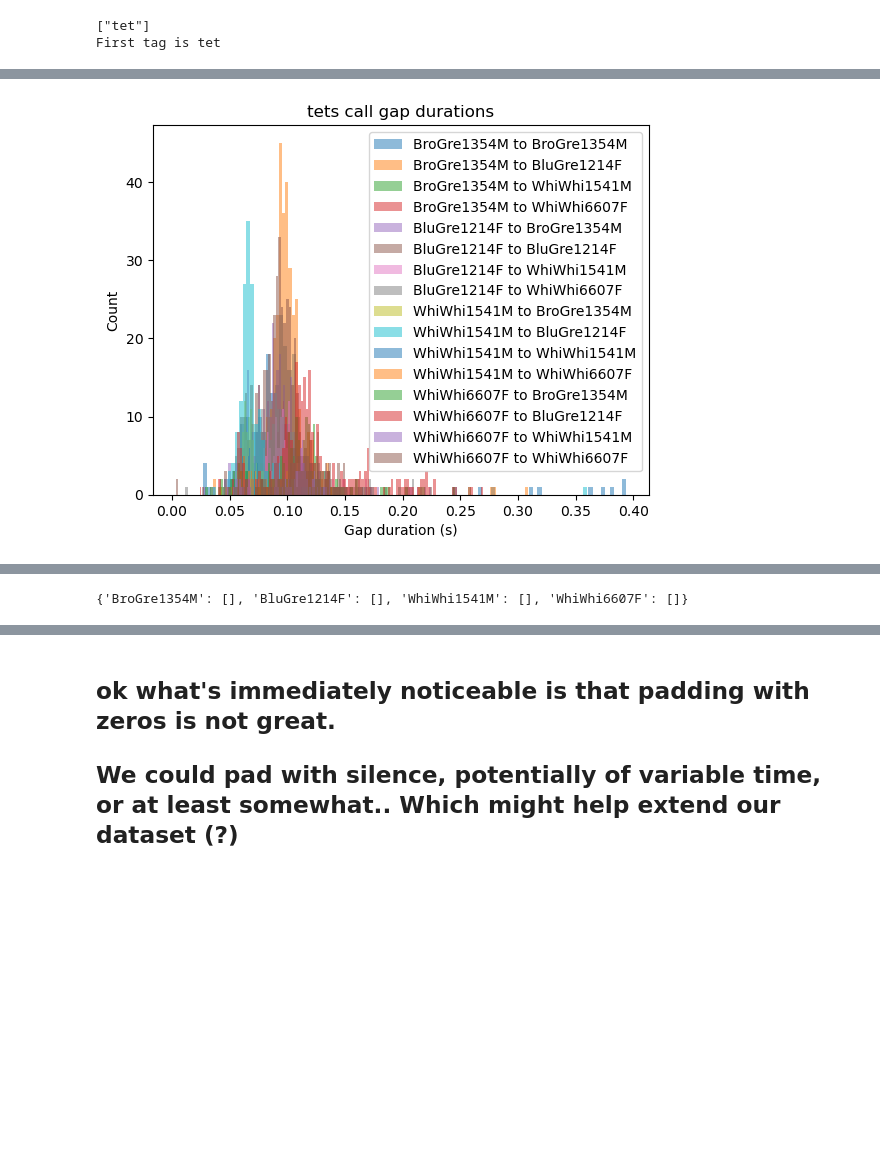
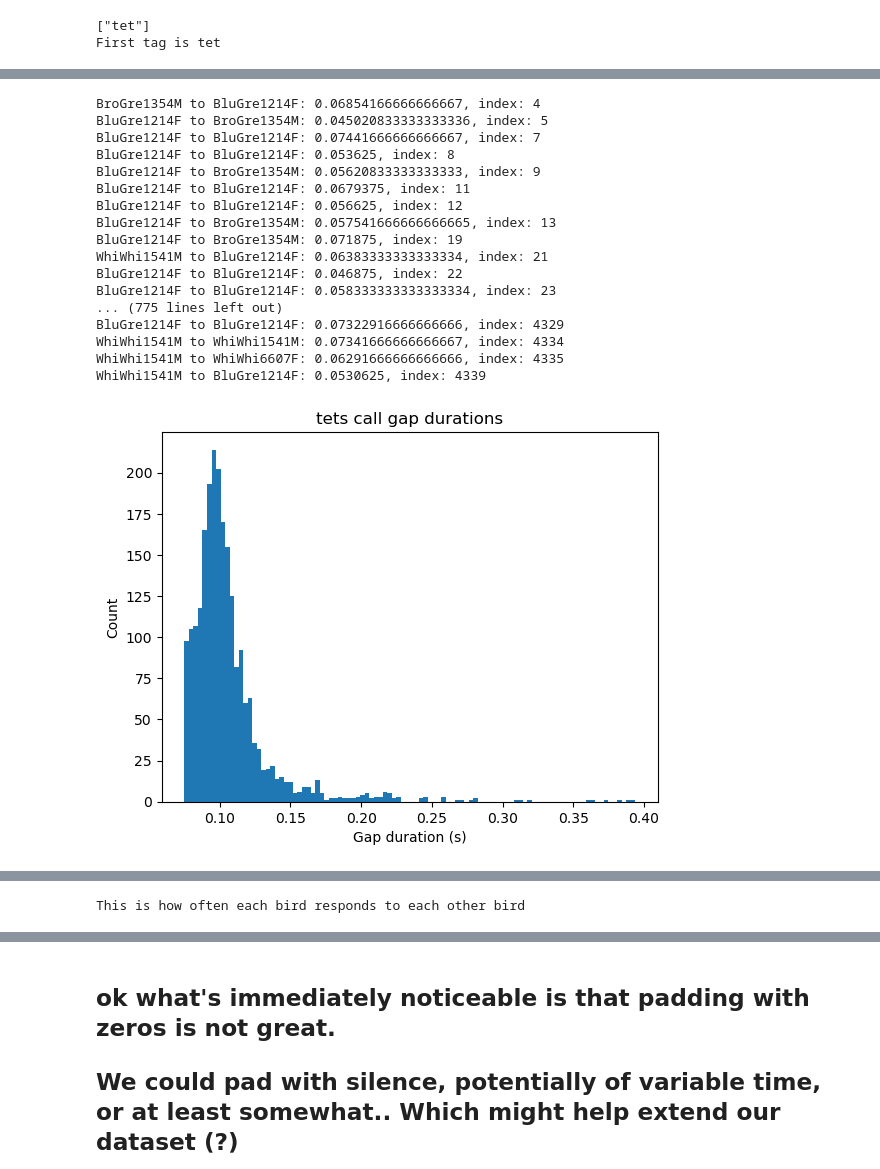
Before and after one commit to billewood/truman, a Jupyter notebook: intersyllable_timings.ipynb, the cells around one changed output, grey strips where cells are left out. Saved outputs shown, nothing was run; the diff lists cells and outputs as text; code cells hidden in the pictures; blank space fills up the shorter version.

```diff
--- a/intersyllable_timings.ipynb
+++ b/intersyllable_timings.ipynb
@@ -278,50 +255,78 @@ gap_duration_dict['WhiWhi1541M']['WhiWhi6607F'] = list()
 gap_duration_dict['WhiWhi6607F']['BluGre1214F'] = list()
 gap_duration_dict['WhiWhi6607F']['BroGre1354M'] = list()
 gap_duration_dict['WhiWhi6607F']['WhiWhi1541M'] = list()
 gap_duration_dict['WhiWhi6607F']['WhiWhi6607F'] = list()
 
+exclude_by_gap_list = list()
 for i in range(len(df)-1):
     if df['Tags'][i] == '["tet"]':
         vocalizer = df['SourceName'][i]
         responder = df['SourceName'][i+1]
         response = df['Tags'][i+1]
         if response == '["tet"]':
             gap_duration = (df['StopIndex'][i]-df['StartIndex'][i])/fs
-            gap_duration_dict[vocalizer][responder].append(gap_duration)
+
+            if gap_duration < 0.075:
+                print(f'{vocalizer} to {responder}: {gap_duration}, index: {i}')
+                exclude_by_gap_list.append(i)
+            else:
+                gap_duration_dict[vocalizer][responder].append(gap_duration)
 
 # gap_duration_dict
 
 # now we have a dictionary of gap durations between each bird
 # let's plot the gap durations
+# first, let's plot all the gap durations in one histogram
+# then, let's plot the gap durations between each pair of birds in a histogram
+# then, let's plot a pie chart of how often each bird responds to each other bird
+
+# plot all the gap durations in one histogram, irrespective of who is calling
+plt.figure()
+all_gaps = []
+for bird1 in gap_duration_dict:
+    for bird2 in gap_duration_dict[bird1]:
+        all_gaps += gap_duration_dict[bird1][bird2]
+plt.hist(all_gaps, bins=100)
+plt.xlabel('Gap duration (s)')
+plt.ylabel('Count')
+plt.title('tets call gap durations')
 
 
 plt.figure()
 for bird1 in gap_duration_dict:
     for bird2 in gap_duration_dict[bird1]:
         plt.hist(gap_duration_dict[bird1][bird2], bins=100, alpha=0.5, label=f'{bird1} to {bird2}')
 plt.xlabel('Gap duration (s)')
 plt.ylabel('Count')
 plt.title('tets call gap durations')
 plt.legend()
 plt.show()
 
-
-# for i in range(len(df)):
-#     if df['Tags'][i] == 'tet':
-#         if df['Tags'][i+1] == 'tet':
-#             if df['Individual'][i] == df['Individual'][i+1]:
-#                 same_individual_gap_duration.append(df['gap_duration'][i])
-#             else:
-#                 different_individual_gap_duration.append(df['gap_duration'][i])
-
-
-# plt.figure()
-# plt.hist(same_individual_gap_duration, bins=100, alpha=0.5, label='same individual')
-# plt.hist(different_individual_gap_duration, bins=100, alpha=0.5, label='different individual')
-# plt.xlabel('Gap duration (s)')
-# plt.ylabel('Count')
-# plt.title('tets call gap durations')
-# plt.legend()
-# plt.show()
+# let's plot pie charts of how often each bird responds to each other bird
+# we'll have 4 pie charts
+print(f'This is how often each bird responds to each other bird')
+plt.figure()
+for i, bird1 in enumerate(gap_duration_dict):
+    plt.subplot(2,2,i+1)
+    plt.pie([len(gap_duration_dict[bird1][bird2]) for bird2 in gap_duration_dict[bird1]], labels=[bird2 for bird2 in gap_duration_dict[bird1]], autopct='%1.1f%%')
+    plt.title(f'initilizer: {bird1}')
+plt.show()
 # %% [output]
+BroGre1354M to BluGre1214F: 0.06854166666666667, index: 4
+BluGre1214F to BroGre1354M: 0.045020833333333336, index: 5
+BluGre1214F to BluGre1214F: 0.07441666666666667, index: 7
+BluGre1214F to BluGre1214F: 0.053625, index: 8
+BluGre1214F to BroGre1354M: 0.05620833333333333, index: 9
+BluGre1214F to BluGre1214F: 0.0679375, index: 11
+BluGre1214F to BluGre1214F: 0.056625, index: 12
+BluGre1214F to BroGre1354M: 0.057541666666666665, index: 13
+BluGre1214F to BroGre1354M: 0.071875, index: 19
+WhiWhi1541M to BluGre1214F: 0.06383333333333334, index: 21
+BluGre1214F to BluGre1214F: 0.046875, index: 22
+BluGre1214F to BluGre1214F: 0.058333333333333334, index: 23
+... (775 lines left out)
+BluGre1214F to BluGre1214F: 0.07322916666666666, index: 4329
+WhiWhi1541M to WhiWhi1541M: 0.07341666666666667, index: 4334
+WhiWhi1541M to WhiWhi6607F: 0.06291666666666666, index: 4335
+WhiWhi1541M to BluGre1214F: 0.0530625, index: 4339
-[figure, old version]
+[figure, new version]
@@ -327,0 +334 @@ plt.show()
+This is how often each bird responds to each other bird
@@ -328,6 +335,0 @@ plt.show()
-# %%
-gap_duration_dict = {bird: [] for bird in birds}
-
-gap_duration_dict
-# %% [output]
-{'BroGre1354M': [], 'BluGre1214F': [], 'WhiWhi1541M': [], 'WhiWhi6607F': []}
```
Also changed, not shown: parts of 13 cells of this notebook.
